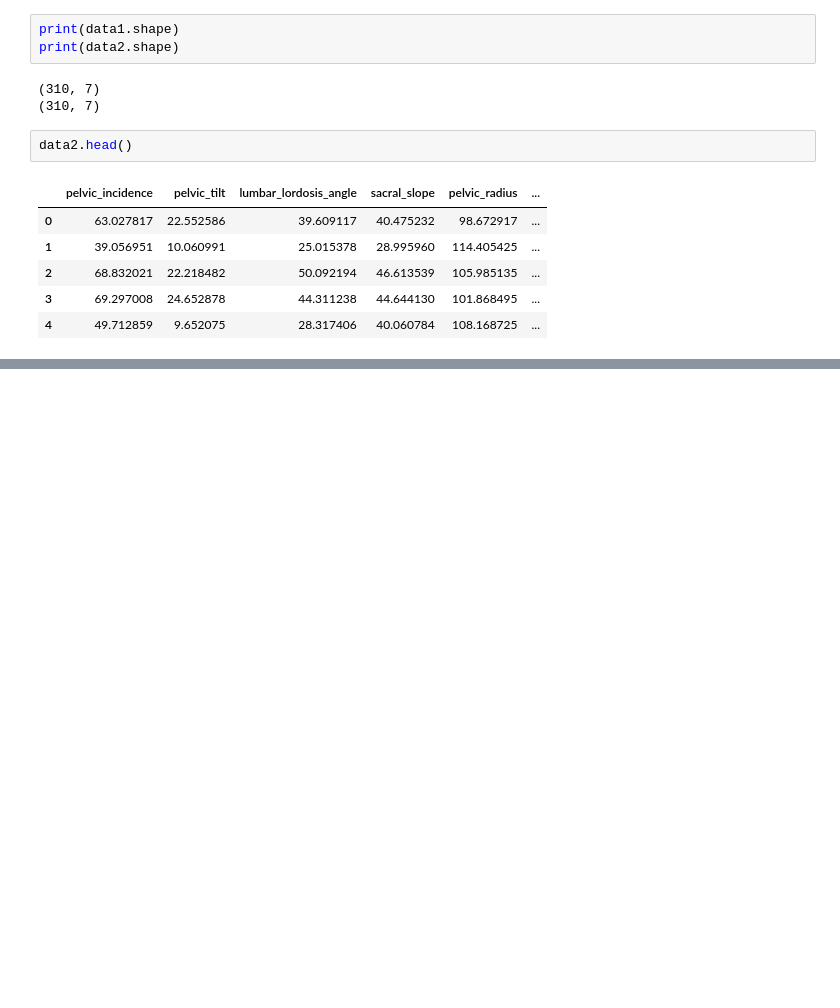
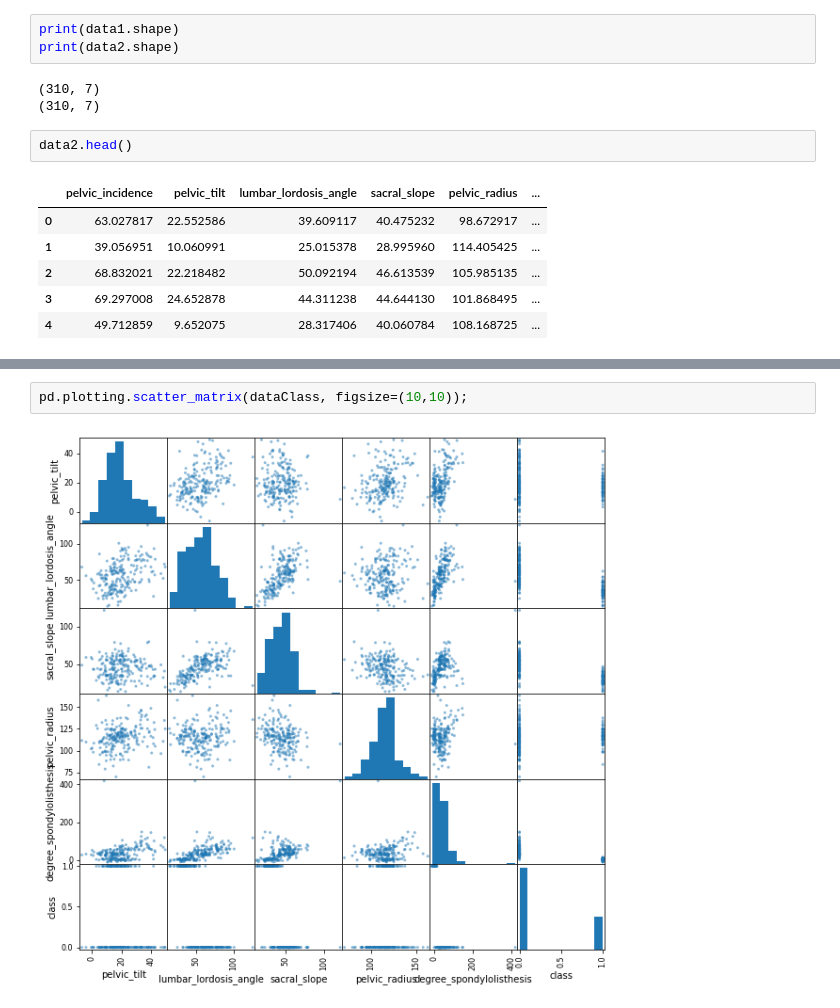
Before and after one commit to LaRola-vg/ProyectoIA, a Jupyter notebook: PrimerBoceto.ipynb, the cells around one changed output, grey strips where cells are left out. Cells and saved outputs as stored; diff of their text form; blank space fills up the shorter version.

```diff
--- a/PrimerBoceto.ipynb
+++ b/PrimerBoceto.ipynb
@@ -81,0 +233,4 @@ pd.plotting.scatter_matrix(data, figsize=(10,10));
+# %%
+pd.plotting.scatter_matrix(dataClass, figsize=(10,10));
+# %% [output]
+[figure, added]
```
Also changed, not shown: parts of 34 cells of this notebook.
